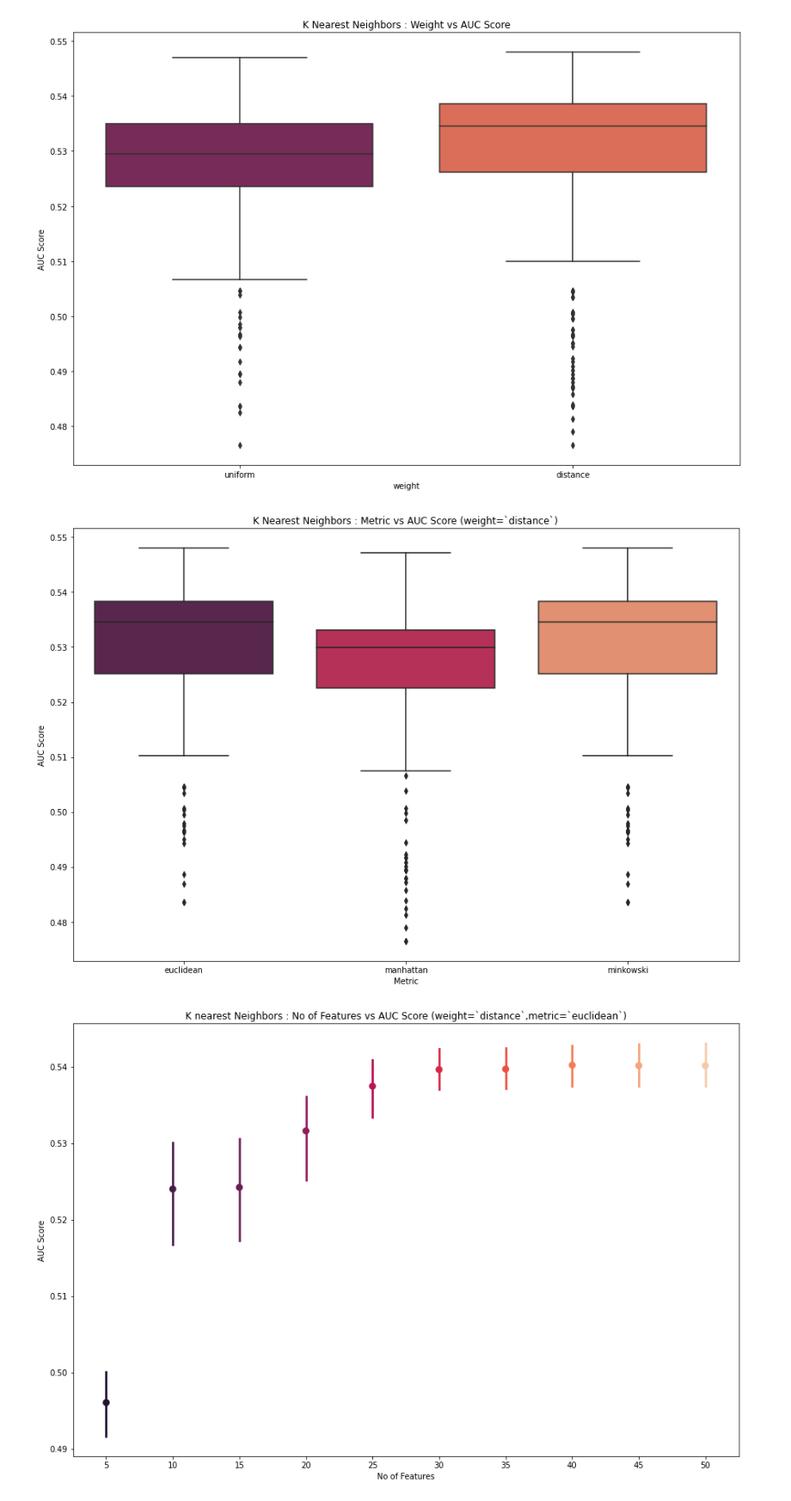
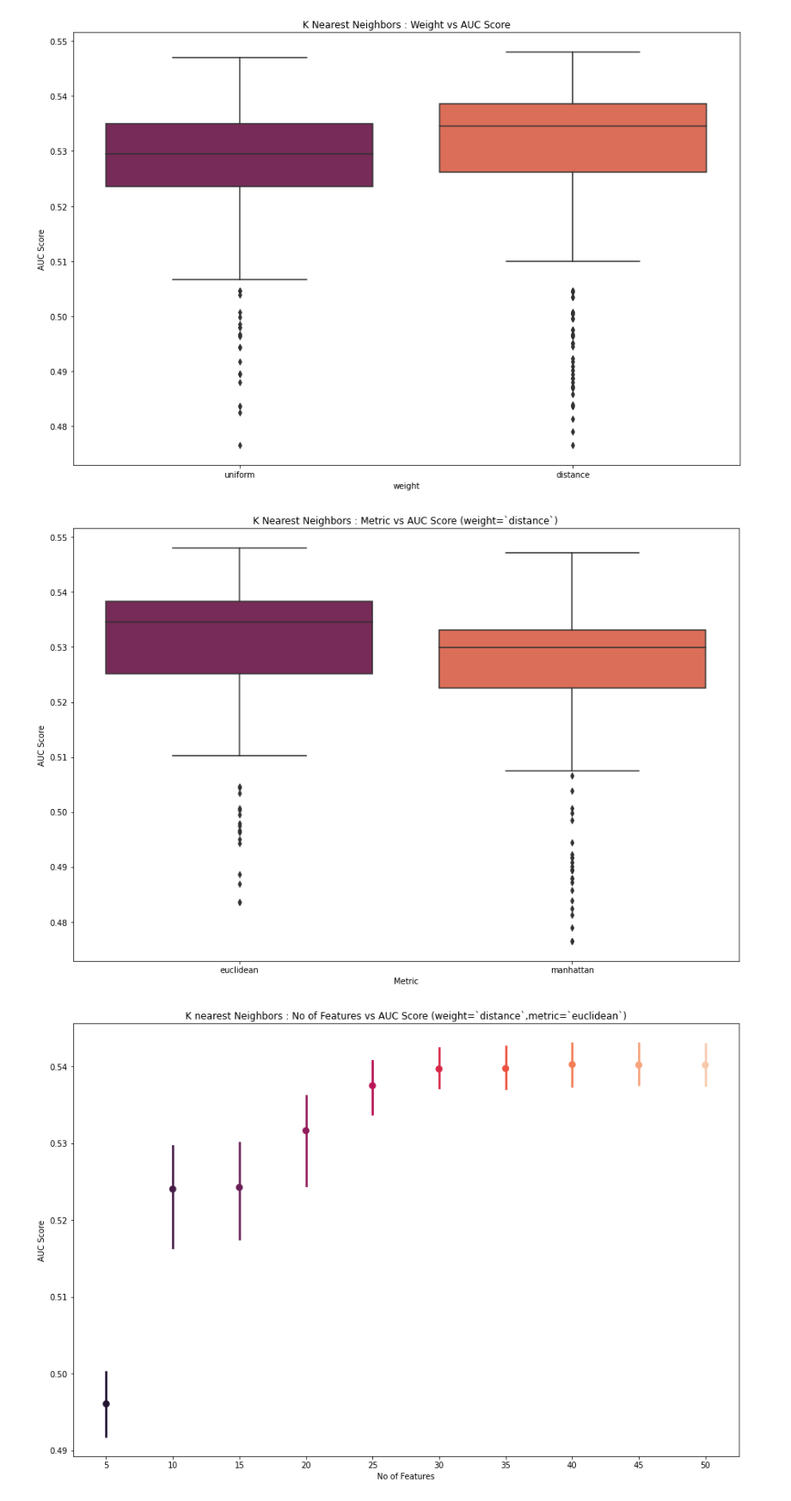
Before and after one commit to sudharsanasai/Option-ITM-Prediction, a Jupyter notebook: AUC Score Analysis.ipynb, the cells around one changed output. Shown at 86% size. Cells and saved outputs as stored; diff of their text form; code cells hidden in the pictures.

```diff
--- a/AUC Score Analysis.ipynb
+++ b/AUC Score Analysis.ipynb
@@ -110,14 +110,15 @@ plt.show()
 # %% [output]
 [figure]
 # %%
+knn_2 = model_df[(model_df['model_type'] == 'K Neighbors') & (model_df['metric']!='minkowski')]
 fig,axes = plt.subplots(figsize=(15,10))
-sns.boxplot(data=knn,x='metric',y='AUC Score',palette='rocket')
+sns.boxplot(data=knn_2,x='metric',y='AUC Score',palette='rocket')
 plt.title('K Nearest Neighbors : Metric vs AUC Score (weight=`distance`)')
 plt.xlabel('Metric')
 plt.savefig('knn_2')
 plt.show()
 # %% [output]
-[figure, old version]
+[figure, new version]
 # %%
 knn_opt = knn[(knn['metric']=='euclidean') & (knn['weight']=='distance')]
 fig,axes = plt.subplots(figsize=(15,10))
```
Also changed, not shown: parts of 3 cells of this notebook, 4 other files.
